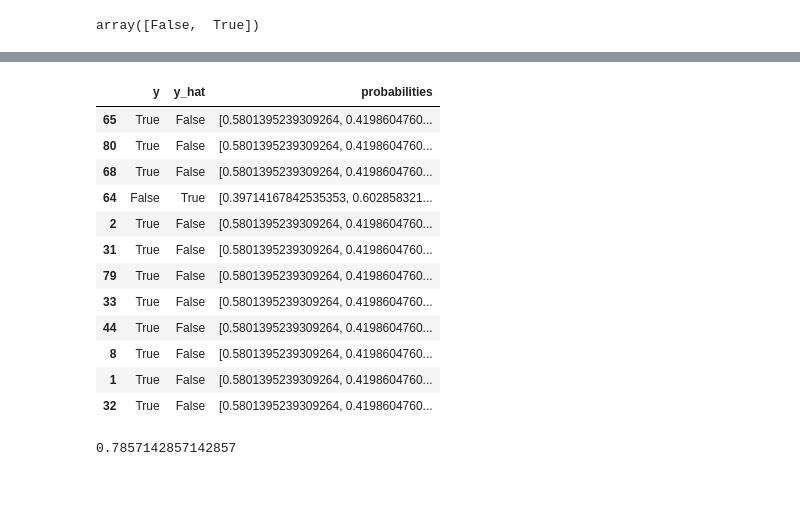
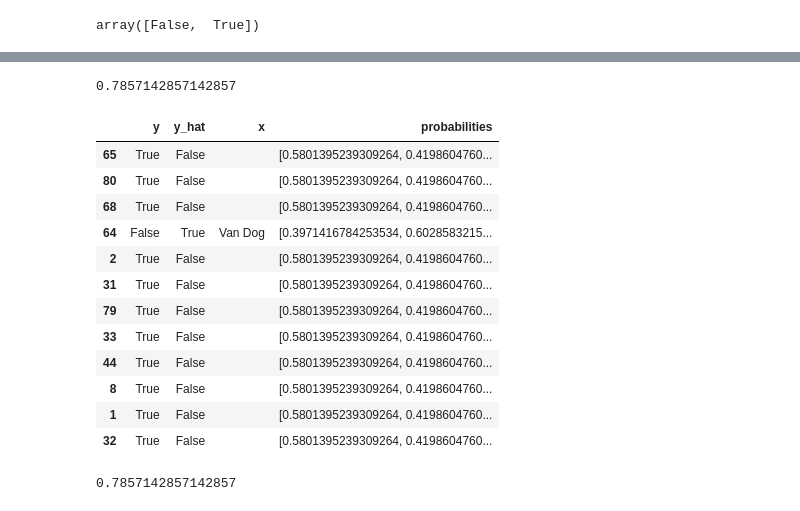
Before and after one commit to jentsang/hotdog-predictor, a Jupyter notebook: notebooks/dog_or_not.ipynb, the cells around one changed output, grey strips where cells are left out. Saved outputs shown, nothing was run; the diff lists cells and outputs as text; code cells hidden in the pictures.

```diff
--- a/notebooks/dog_or_not.ipynb
+++ b/notebooks/dog_or_not.ipynb
@@ -71,7 +71,10 @@ food_vendors
 # data wrangling and cleaning
 
 # dropping irrelevant columns
-clean_food = food_vendors.drop(columns=['KEY', 'VENDOR_TYPE', 'STATUS'])
+clean_food = food_vendors.drop(columns=[
+    'KEY', 'VENDOR_TYPE', 'STATUS', 'LOCATION',
+    'GEO_LOCALAREA', 'Geom', 'geo_point_2d'
+])
 
 clean_food["is_hotdog"] = clean_food["DESCRIPTION"] == "Hot Dogs"
 clean_food["BUSINESS_NAME"] = clean_food["BUSINESS_NAME"].fillna("")
@@ -94,7 +97,6 @@ train_data, test_data = train_test_split(
 # summary EDA, identify missing and NAN values
 
 train_data["text_is_na"] = train_data["BUSINESS_NAME"] == ""
-train_data["is_hotdog"] = train_data["DESCRIPTION"] == "Hot Dogs"
 
 (
     alt.Chart(train_data).mark_bar().encode(
@@ -193,0 +266,4 @@ naive_bayes.score(X_test, y_test)
+# %%
+tree = build_pipeline(DecisionTreeClassifier(random_state=522))
+
+record_and_display_cv_scores("Decision Tree",  tree)
@@ -193,0 +277,8 @@ naive_bayes.score(X_test, y_test)
+# %%
+tree.fit(X_train, y_train)
+
+print(
+    "The max depth of the tree is:",
+    tree["decisiontreeclassifier"].tree_.max_depth
+)
+tree.classes_
@@ -218,30 +459,40 @@ array([False,  True])
+# %%
+# DELETE
+
+naive_bayes.fit(X_train, y_train)
+
+naive_bayes.score(X_test, y_test)
+# %% [output]
+0.7857142857142857
 # %%
+# DELETE
 # to look at the probability score for examples with wrong predictions
 
 data_dict = {
     "y": y_train,
     "y_hat": lr.predict(X_train).tolist(),
+    "x": X_train.tolist(),
     "probabilities": lr.predict_proba(X_train).tolist(),
 }
 
 df = pd.DataFrame(data_dict)
 
 df_mismatch = df[df["y"] != df["y_hat"]]
 df_mismatch
 # %% [output]
-|  | y | y_hat | probabilities |
-| 65 | True | False | [0.5801395239309264, 0.4198604760... |
-| 80 | True | False | [0.5801395239309264, 0.4198604760... |
-| 68 | True | False | [0.5801395239309264, 0.4198604760... |
-| 64 | False | True | [0.39714167842535353, 0.602858321... |
-| 2 | True | False | [0.5801395239309264, 0.4198604760... |
-| 31 | True | False | [0.5801395239309264, 0.4198604760... |
-| 79 | True | False | [0.5801395239309264, 0.4198604760... |
-| 33 | True | False | [0.5801395239309264, 0.4198604760... |
-| 44 | True | False | [0.5801395239309264, 0.4198604760... |
-| 8 | True | False | [0.5801395239309264, 0.4198604760... |
-| 1 | True | False | [0.5801395239309264, 0.4198604760... |
-| 32 | True | False | [0.5801395239309264, 0.4198604760... |
+|  | y | y_hat | x | probabilities |
+| 65 | True | False |  | [0.5801395239309264, 0.4198604760... |
+| 80 | True | False |  | [0.5801395239309264, 0.4198604760... |
+| 68 | True | False |  | [0.5801395239309264, 0.4198604760... |
+| 64 | False | True | Van Dog | [0.3971416784253534, 0.6028583215... |
+| 2 | True | False |  | [0.5801395239309264, 0.4198604760... |
+| 31 | True | False |  | [0.5801395239309264, 0.4198604760... |
+| 79 | True | False |  | [0.5801395239309264, 0.4198604760... |
+| 33 | True | False |  | [0.5801395239309264, 0.4198604760... |
+| 44 | True | False |  | [0.5801395239309264, 0.4198604760... |
+| 8 | True | False |  | [0.5801395239309264, 0.4198604760... |
+| 1 | True | False |  | [0.5801395239309264, 0.4198604760... |
+| 32 | True | False |  | [0.5801395239309264, 0.4198604760... |
 # %%
 lr.score(X_test, y_test)
 # %% [output]
```
Also changed, not shown: parts of 28 cells of this notebook.
